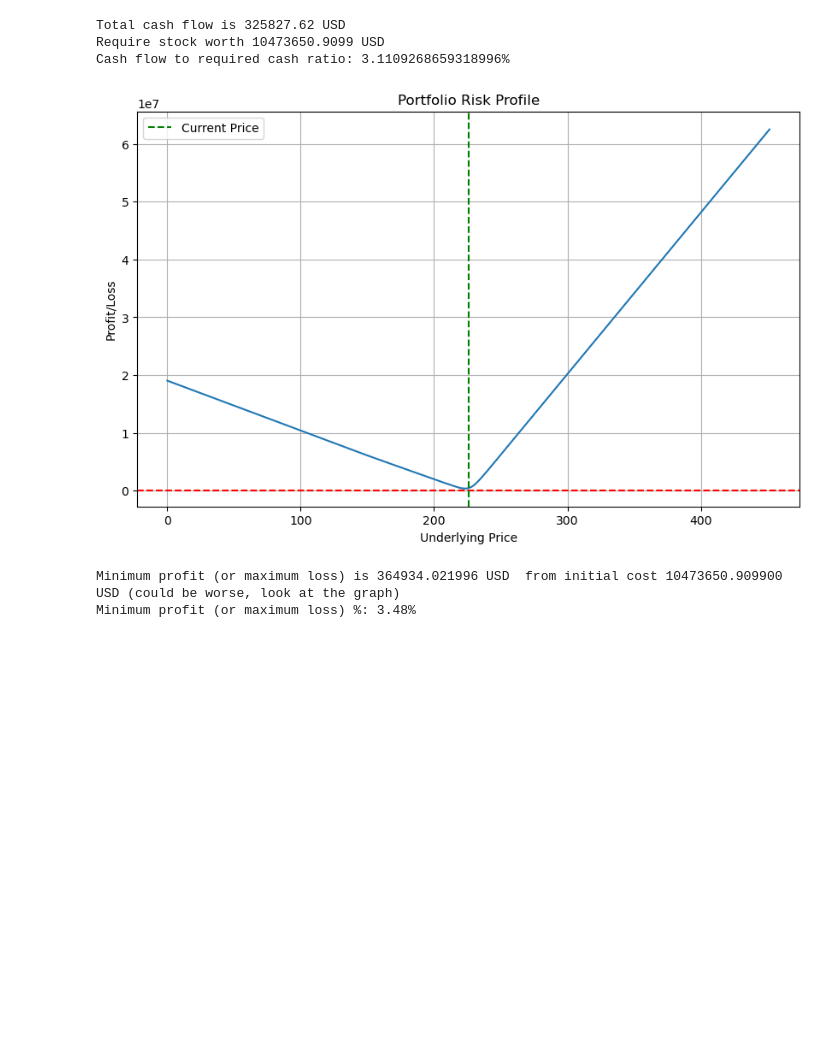
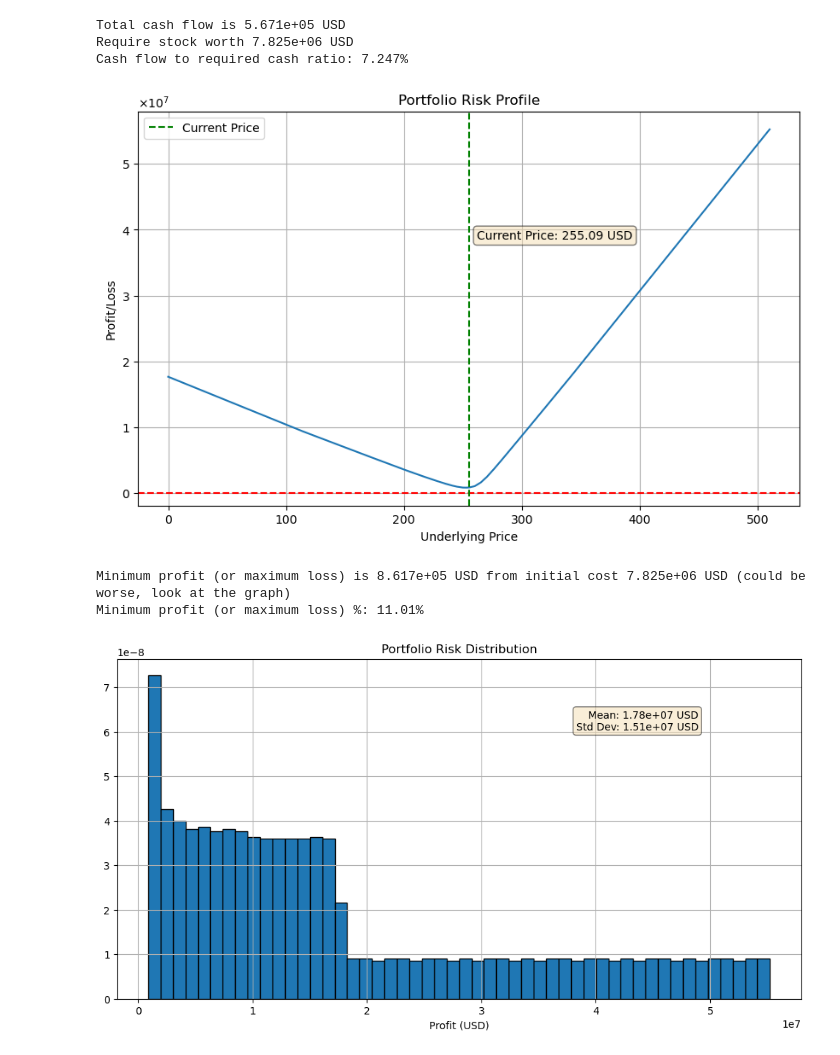
Before and after one commit to SzeLok0305/Finance_study, a Jupyter notebook: Options/Option_Theoretical_Arbitrage.ipynb, the cells around one changed output. Saved outputs shown, nothing was run; the diff lists cells and outputs as text; code cells hidden in the pictures; blank space fills up the shorter version.

```diff
--- a/Options/Option_Theoretical_Arbitrage.ipynb
+++ b/Options/Option_Theoretical_Arbitrage.ipynb
@@ -70,8 +70,9 @@ def find_arbitrage(ticker_symbol):
     calls['sign'] = np.where(calls['Discrepancy'] > 0, 1, -1) #overprice -> sell = +1, underprice -> buy = -1
     puts['sign'] = np.where(puts['Discrepancy'] > 0, 1, -1)
 
-    significant_calls = calls[abs(calls['Discrepancy']) > calls['lastPrice']*0.05]
-    significant_puts = puts[abs(puts['Discrepancy']) > puts['lastPrice']*0.05]
+    Option_price_threshold = 0.05 # % difference
+    significant_calls = calls[abs(calls['Discrepancy']) > calls['lastPrice']*Option_price_threshold]
+    significant_puts = puts[abs(puts['Discrepancy']) > puts['lastPrice']*Option_price_threshold]
 
     print(f'The current price for {ticker_symbol} is {current_price},')
     print(f"Found {len(significant_calls)} potential call arbitrage opportunities")
@@ -90,7 +91,7 @@ def find_arbitrage(ticker_symbol):
 
     return significant_calls, significant_puts
 # %%
-Stock = "AAPL"
+Stock = "TSLA"
 significant_calls, significant_puts = find_arbitrage(Stock)
 all_options = pd.concat([significant_calls,significant_puts])
 
@@ -146,17 +147,18 @@ Pi = Create_Delta_hedging(all_options)
 # %%
 Total_cash_flow = Pi['cash flow'].sum()
 Require_stock = Pi['stock worth'].sum()
-print(f'Total cash flow is {Total_cash_flow} USD')
-print(f'Require stock worth {Require_stock} USD')
-print(f'Cash flow to required cash ratio: {Total_cash_flow/Require_stock*100}%')
+print(f'Total cash flow is {Total_cash_flow:.3e} USD')
+print(f'Require stock worth {Require_stock:.3e} USD')
+print(f'Cash flow to required cash ratio: {Total_cash_flow/Require_stock*100:.3f}%')
 # %% [output]
-Total cash flow is 325827.62 USD
-Require stock worth 10473650.9099 USD
-Cash flow to required cash ratio: 3.1109268659318996%
+Total cash flow is 5.671e+05 USD
+Require stock worth 7.825e+06 USD
+Cash flow to required cash ratio: 7.247%
 # %%
 def Portfolio_risk(portfolio):
     base_price = portfolio["CurrentPrice"].iloc[0]
-    possible_prices = np.linspace(0, base_price*2, int(base_price*2))
+    grid_size = 2**11
+    possible_prices = np.linspace(0, base_price*2, grid_size)
     Profits = np.zeros(len(possible_prices))
 
     initial_cost = portfolio['stock worth'].sum()
@@ -169,34 +171,57 @@ def Portfolio_risk(portfolio):
         # Calculate profit for puts
         put_profit = portfolio[portfolio['contractType'] == 'put']['volume'] * \
                      np.maximum(portfolio[portfolio['contractType'] == 'put']['strike'] - price, 0)
 
         # Sum up all profits
         Profits[i] = (call_profit.sum() + put_profit.sum() +
                       portfolio['cash flow'].sum() +
                       price * portfolio['share volume'].sum() - initial_cost)
 
+
+#--------------------------------------------------------------------------------------------------------------------------------------
+
+    props = dict(boxstyle='round', facecolor='wheat', alpha=0.5)
+
     plt.figure(figsize=(10, 6))
     plt.plot(possible_prices, Profits)
     plt.title('Portfolio Risk Profile')
     plt.xlabel('Underlying Price')
     plt.ylabel('Profit/Loss')
     plt.axhline(y=0, color='r', linestyle='--')
     plt.axvline(x=base_price, color='g', linestyle='--', label='Current Price')
+    plt.text(0.63, 0.7, f'Current Price: {base_price:.2f} USD', transform=plt.gca().transAxes, verticalalignment='top', horizontalalignment='center', bbox=props)
     plt.legend()
     plt.grid(True)
+    ax = plt.gca()
+    ax.yaxis.set_major_formatter(ScalarFormatter(useMathText=True))
+    ax.ticklabel_format(style='sci', axis='y', scilimits=(0,0))
     plt.show()
 
-    print(f'Minimum profit (or maximum loss) is {min(Profits):0f} USD  from initial cost {initial_cost:0f} USD (could be worse, look at the graph)')
+    print(f'Minimum profit (or maximum loss) is {min(Profits):.3e} USD from initial cost {initial_cost:.3e} USD (could be worse, look at the graph)')
     if initial_cost > 0:
         min_profit_percentage = min(Profits) / initial_cost * 100
         print(f'Minimum profit (or maximum loss) %: {min_profit_percentage:.2f}%')
     elif initial_cost < 0:
         max_profit_percentage = min(Profits) / abs(initial_cost) * 100
         print(f'Maximum profit %: {max_profit_percentage:.2f}%')
     else:
         print('Initial cost is zero. Cannot calculate percentage profit/loss.')
+#--------------------------------------------------------------------------------------------------------------------------------------
+    mean_profit = np.mean(Profits)
+    std_profit = np.std(Profits)
+
+    plt.figure(figsize=(12, 6))
+    plt.hist(Profits, bins=50, edgecolor='black',density=True)
+    plt.title('Portfolio Risk Distribution')
+    plt.xlabel('Profit (USD)')
+
+    text_str = f'Mean: {mean_profit:.2e} USD\nStd Dev: {std_profit:.2e} USD'
+    plt.text(0.85, 0.85, text_str, transform=plt.gca().transAxes, verticalalignment='top', horizontalalignment='right', bbox=props)
+    plt.grid(True)
+    plt.show()
 Portfolio_risk(Pi)
 # %% [output]
-[figure, old version]
+[figure, new version]
-Minimum profit (or maximum loss) is 364934.021996 USD  from initial cost 10473650.909900 USD (could be worse, look at the graph)
-Minimum profit (or maximum loss) %: 3.48%
+Minimum profit (or maximum loss) is 8.617e+05 USD from initial cost 7.825e+06 USD (could be worse, look at the graph)
+Minimum profit (or maximum loss) %: 11.01%
+[figure, added]
```
Also changed, not shown: parts of 4 cells of this notebook.
